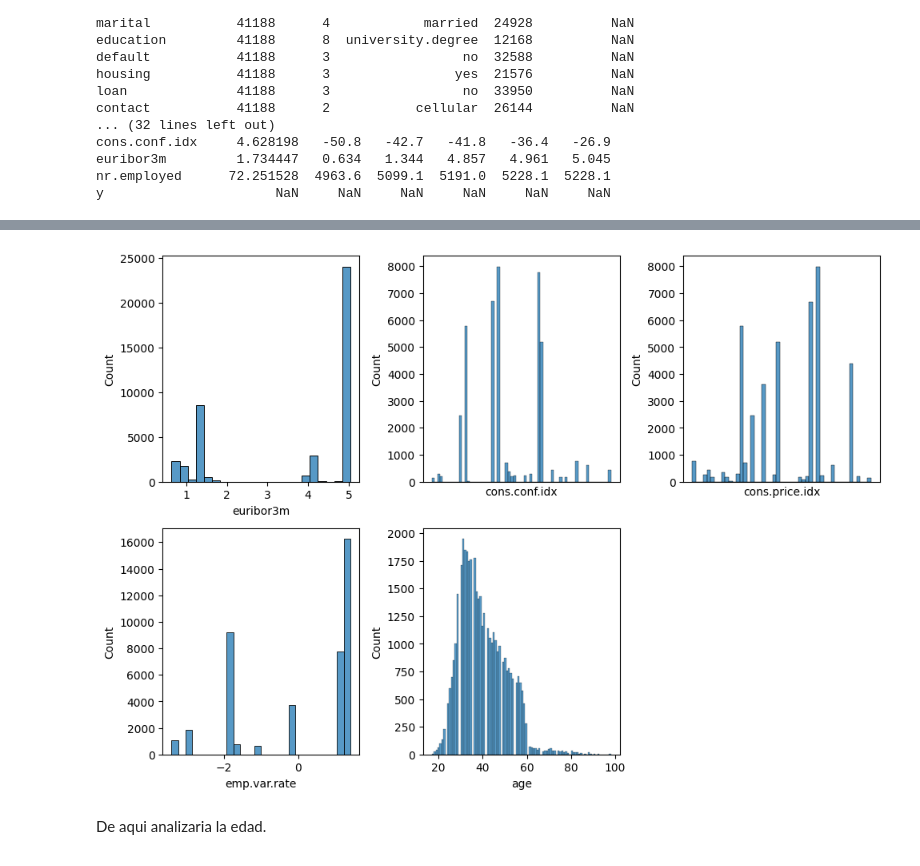
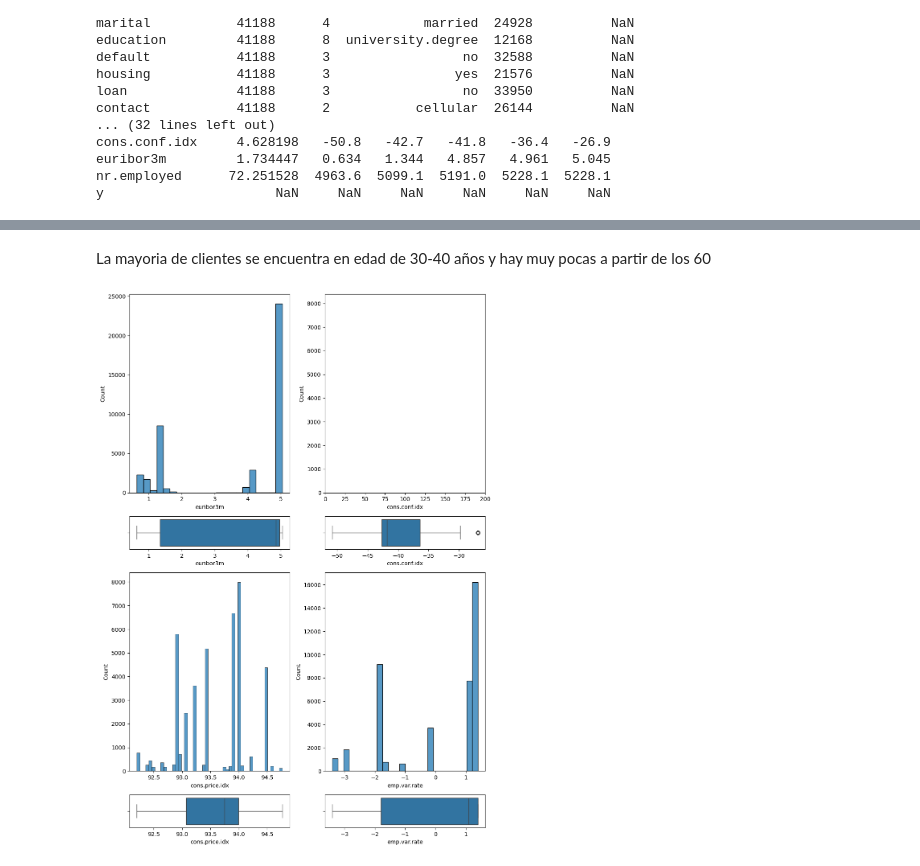
Before and after one commit to 4GeeksAcademy/pablo.rodado.regresion1-machine-learning-python-template, a Jupyter notebook: src/explore.ipynb, the cells around one changed output, grey strips where cells are left out. Drawn from its saved outputs; the diff is of its cells as text; code cells hidden in the pictures.

```diff
--- a/src/explore.ipynb
+++ b/src/explore.ipynb
@@ -109,0 +218,6 @@ y                      NaN     NaN     NaN     NaN     NaN     NaN
+# %%
+#En conclusion yo eliminaria las siguientes columnas:
+
+df.drop(columns=["contact", "month", "day_of_week", "duration", "nr.employed"], inplace=True)
+
+#Incluso me cargaria las variables macroeconomicas no les encuentro sentido, para que quiero saber datos macroeconomicos si lo unico que van a determinar es el precio?
@@ -110,23 +242,24 @@ y                      NaN     NaN     NaN     NaN     NaN     NaN
+# %% [markdown]
+La mayoria de clientes se encuentra en edad de 30-40 años y hay muy pocas a partir de los 60
 # %%
-import matplotlib.pyplot as plt
-import seaborn as sns
+fig, axis = plt.subplots(4, 2, figsize = (10, 14), gridspec_kw = {"height_ratios": [6, 1, 6, 1]})
 
-fig, axis = plt.subplots(2, 3, figsize=(10, 7))
+sns.histplot(ax = axis[0, 0], data = df, x = "euribor3m")
+sns.boxplot(ax = axis[1, 0], data = df, x = "euribor3m")
 
-# Variables numericas
-sns.histplot(ax = axis[0,0], data = df, x = "euribor3m")
-sns.histplot(ax = axis[0,1], data = df, x = "cons.conf.idx").set_xticks([])
-sns.histplot(ax = axis[0,2], data = df, x = "cons.price.idx").set_xticks([])
-sns.histplot(ax = axis[1,0], data = df, x = "emp.var.rate")
-sns.histplot(ax = axis[1,1], data = df, x = "age")
-fig.delaxes(axis[1, 2])
+sns.histplot(ax = axis[0, 1], data = df, x = "cons.conf.idx").set_xlim(0, 200)
+sns.boxplot(ax = axis[1, 1], data = df, x = "cons.conf.idx")
+
+sns.histplot(ax = axis[2, 0], data = df, x = "cons.price.idx")
+sns.boxplot(ax = axis[3, 0], data = df, x = "cons.price.idx")
+
+sns.histplot(ax = axis[2,1], data = df, x = "emp.var.rate")
+sns.boxplot(ax = axis[3, 1], data = df, x = "emp.var.rate")
 
 # Adjust layout
 plt.tight_layout()
 
 # Show the plot
 plt.show()
 # %% [output]
-[figure, old version]
+[figure, new version]
-# %% [markdown]
-De aqui analizaria la edad.
```
Also changed, not shown: parts of 20 cells of this notebook, 1 other file.
